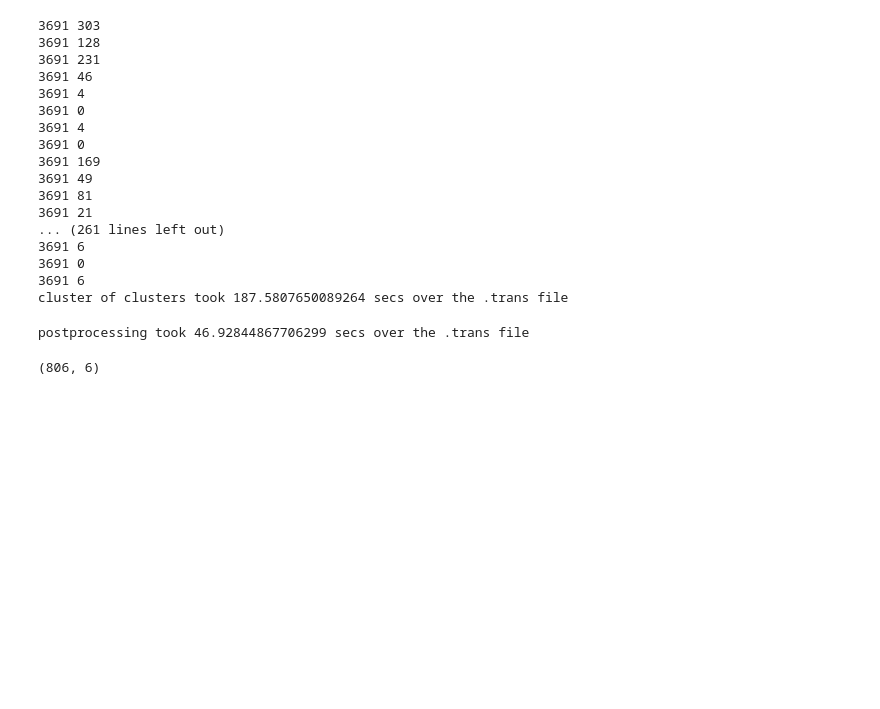
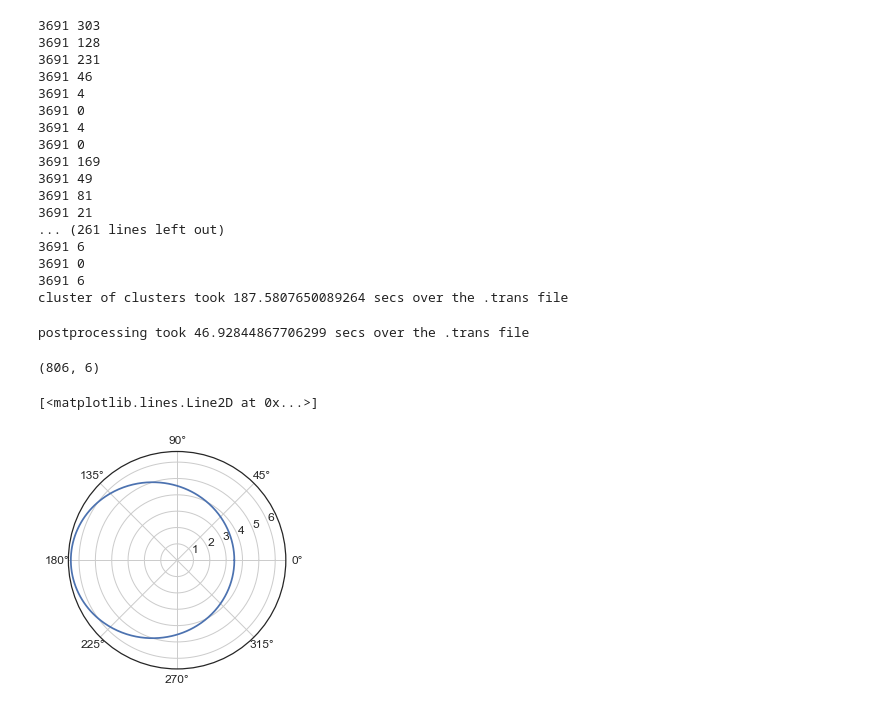
Before and after one commit to pblankley/itf_linking, a Jupyter notebook: linkitf/orbit_fitting.ipynb, the cells around one changed output. Drawn from its saved outputs; the diff is of its cells as text; code cells hidden in the pictures; blank space fills up the shorter version.

```diff
--- a/linkitf/orbit_fitting.ipynb
+++ b/linkitf/orbit_fitting.ipynb
@@ -581,3 +581,17 @@ coc_orbfits = np.array([v[0] for v in coc_fd.values()])
 coc_orbfits.shape
 # %% [output]
 (806, 6)
+# %%
+cos = np.cos
+pi = np.pi
+
+a = 5
+e = 0.3
+theta = np.linspace(0,2*pi, 360)
+r = (a*(1-e**2))/(1+e*cos(theta))
+plt.polar(theta, r)
+
+# print(np.c_[r,theta])
+# %% [output]
+[<matplotlib.lines.Line2D at 0x...>]
+[figure, added]
```
Also changed, not shown: 1 other file.
